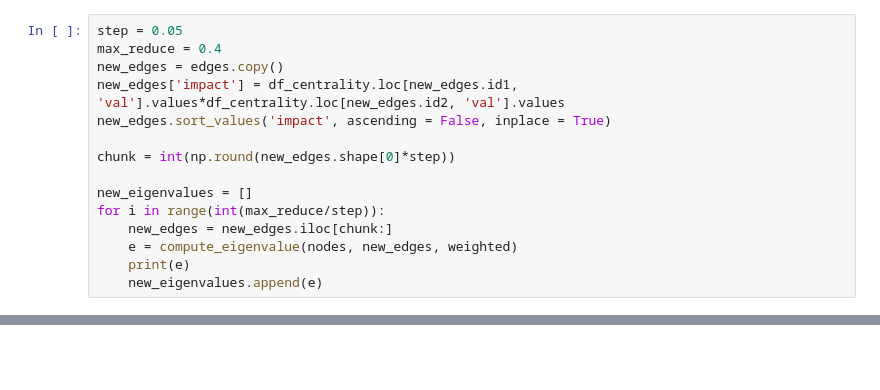
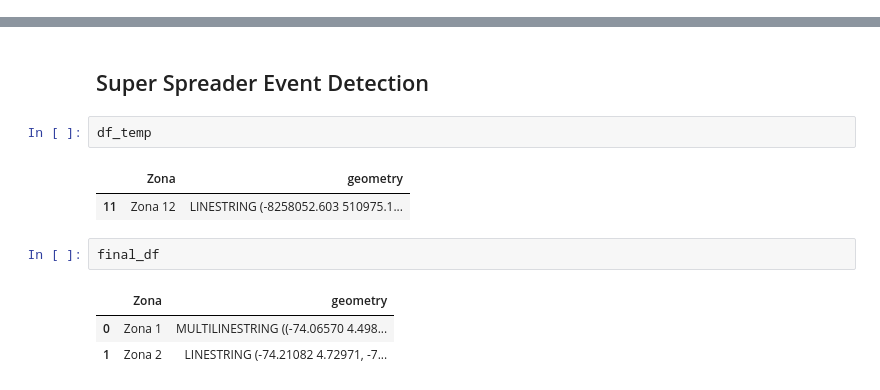
Before and after one commit to minigonche/covid_contact_graphs, a Jupyter notebook: Notes.ipynb, the cells around one changed output, grey strips where cells are left out. Saved outputs shown, nothing was run; the diff lists cells and outputs as text; blank space fills up the shorter version.

```diff
--- a/Notes.ipynb
+++ b/Notes.ipynb
@@ -785,15 +7,0 @@ percentages =
-# %%
-step = 0.05
-max_reduce = 0.4
-new_edges = edges.copy()
-new_edges['impact'] = df_centrality.loc[new_edges.id1, 'val'].values*df_centrality.loc[new_edges.id2, 'val'].values
-new_edges.sort_values('impact', ascending = False, inplace = True)
-
-chunk = int(np.round(new_edges.shape[0]*step))
-
-new_eigenvalues = []
-for i in range(int(max_reduce/step)):
-    new_edges = new_edges.iloc[chunk:]
-    e = compute_eigenvalue(nodes, new_edges, weighted)
-    print(e)
-    new_eigenvalues.append(e)
@@ -909,0 +146,14 @@ nodes.fillna(0, inplace = True)
+# %% [markdown]
+
+## Super Spreader Event Detection
+# %%
+df_temp
+# %% [output]
+|  | Zona | geometry |
+| 11 | Zona 12 | LINESTRING (-8258052.603 510975.1... |
+# %%
+final_df
+# %% [output]
+|  | Zona | geometry |
+| 0 | Zona 1 | MULTILINESTRING ((-74.06570 4.498... |
+| 1 | Zona 2 | LINESTRING (-74.21082 4.72971, -7... |
```
Also changed, not shown: parts of 59 cells of this notebook, 12 other files.
